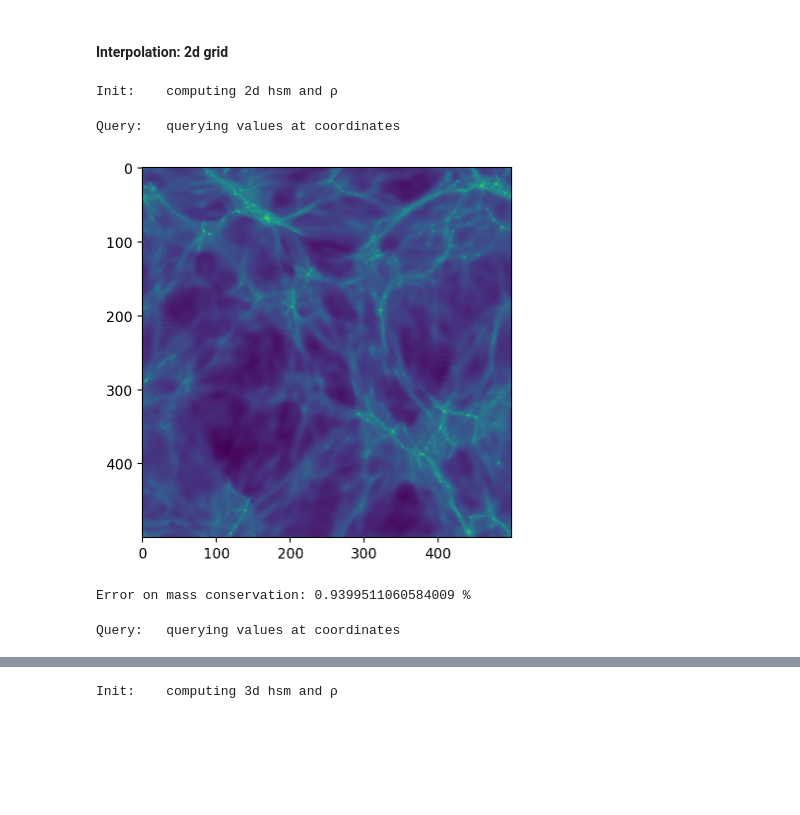
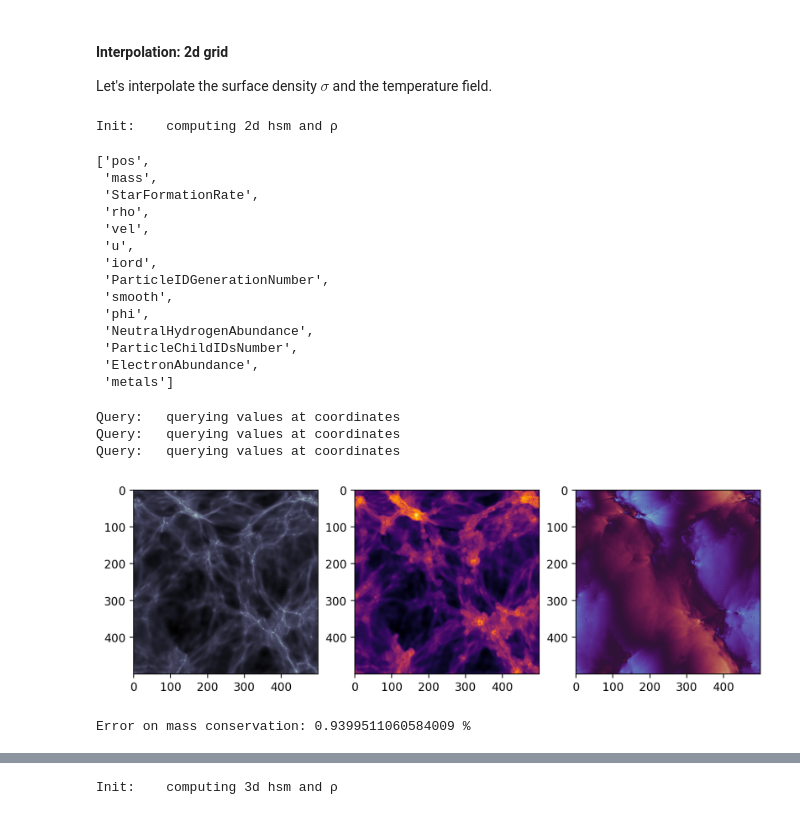
Before and after one commit to maurbe/punkt, a Jupyter notebook: documentation/sph-interpolation.ipynb, the cells around one changed output, grey strips where cells are left out. Saved outputs shown, nothing was run; the diff lists cells and outputs as text; code cells hidden in the pictures; blank space fills up the shorter version.

Commit message:
added plots

```diff
--- a/documentation/sph-interpolation.ipynb
+++ b/documentation/sph-interpolation.ipynb
@@ -22,6 +22,7 @@ from sph_modules import sph_interpolator, create_grid_2d, create_grid_3d
 %config InlineBackend.figure_format='retina'
 # %% [markdown]
 #### Interpolation: 2d grid
+Let's interpolate the surface density $\sigma$ and the temperature field.
 # %%
 ds = pn.load('../../../../../shares/feldmann.ics.mnf.uzh/data/FIREbox/production_runs/FB15N256/snapshot_344.hdf5')
 
@@ -42,31 +43,56 @@ Interpolator = sph_interpolator(pos[:, :2],
                                 boxsize, NN)
 # %% [output]
 Init:    computing 2d hsm and ρ
+# %%
+ds.gas.loadable_keys()
+# %% [output]
+['pos',
+ 'mass',
+ 'StarFormationRate',
+ 'rho',
+ 'vel',
+ 'u',
+ 'iord',
+ 'ParticleIDGenerationNumber',
+ 'smooth',
+ 'phi',
+ 'NeutralHydrogenAbundance',
+ 'ParticleChildIDsNumber',
+ 'ElectronAbundance',
+ 'metals']
 # %%
 nx = 500
 grid_2d = create_grid_2d(nx, nx, boxsize)
 
 # Mass deposit does not make sense -> deposit density instead
-A       = Interpolator.rho
-A_grid  = Interpolator.query_field_at_positions(A, grid_2d)
-A_grid  = A_grid.reshape((nx, nx))
+σ       = Interpolator.rho
+σ_grid  = Interpolator.query_field_at_positions(σ,
+                                                grid_2d)
+t_grid  = Interpolator.query_field_at_positions(ds.gas['temp'][mask],
+                                                grid_2d)
+v_grid  = Interpolator.query_field_at_positions(ds.gas['vel'][:, 0][mask],
+                                                grid_2d)
+
+σ_grid  = σ_grid.reshape((nx, nx))
+t_grid  = t_grid.reshape((nx, nx))
+v_grid  = v_grid.reshape((nx, nx))
 # %% [output]
 Query:   querying values at coordinates
+Query:   querying values at coordinates
+Query:   querying values at coordinates
 # %%
-plt.figure()
-plt.imshow(np.rot90(np.log10(A_grid)))
+fig, ax = plt.subplots(1, 3, figsize=(10, 3))
+ax[0].imshow(np.rot90(np.log10(σ_grid)), cmap='bone')
+ax[1].imshow(np.rot90(np.log10(t_grid)), cmap='inferno')
+ax[2].imshow(np.rot90(v_grid), cmap='twilight')
+
+plt.savefig('plots/interpolation_2d.png', transparent=True, dpi=300)
 plt.show()
 # %% [output]
-[figure, old version]
+[figure, new version]
 # %%
 total_mass_sim = masses.sum()
 total_mass_grid = A_grid.mean() * boxsize**2
 print('Error on mass conservation:', abs(100 * (1-total_mass_sim / total_mass_grid)), '%')
 # %% [output]
 Error on mass conservation: 0.9399511060584009 %
-# %%
-A       = ds.gas['temp'][mask]
-A_grid  = Interpolator.query_field_at_positions(A, grid_2d)
-A_grid  = A_grid.reshape((nx, nx))
-# %% [output]
-Query:   querying values at coordinates
```
Also changed, not shown: parts of 5 cells of this notebook, 4 other files.
